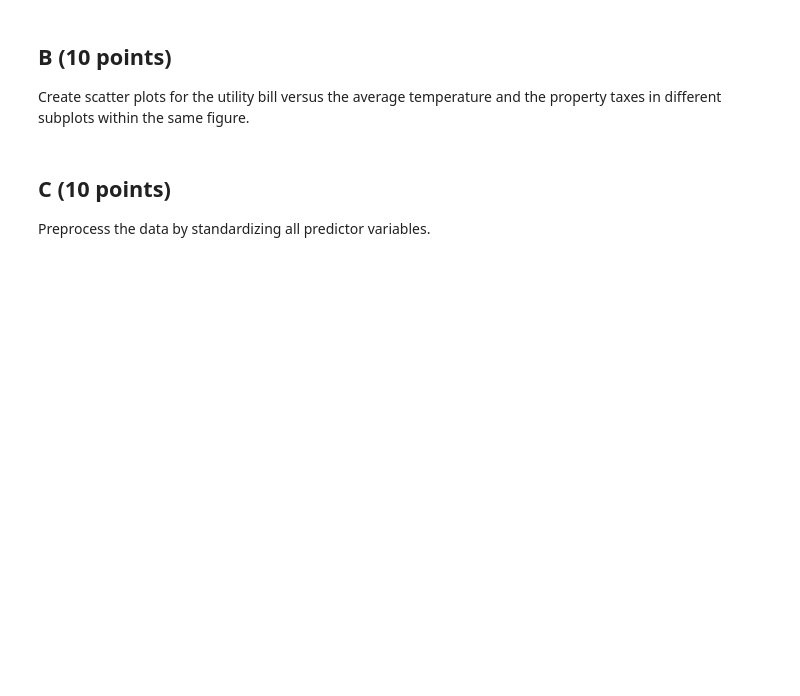
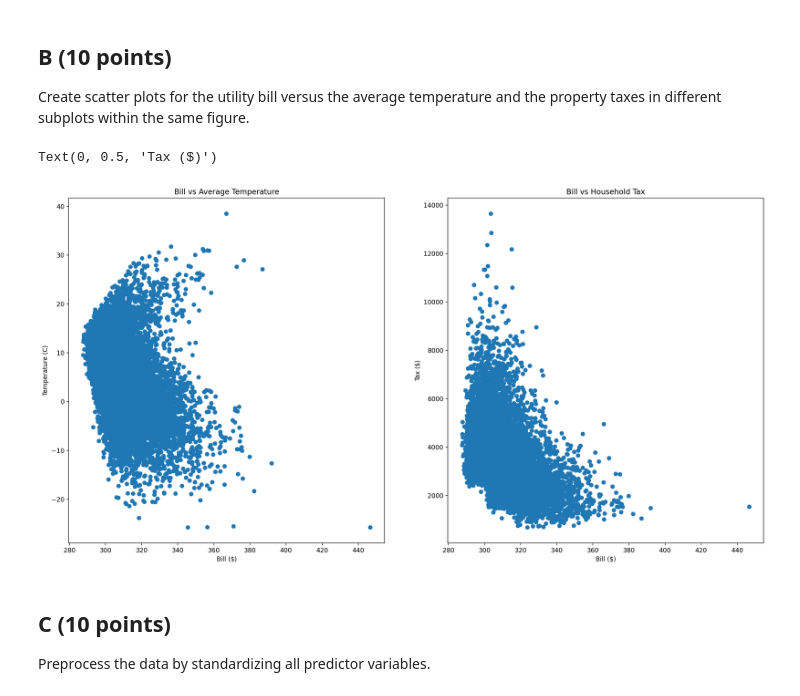
Before and after one commit to howardchen29/Math509, a Jupyter notebook: Midterm Exam.ipynb, the cells around one changed output. Cells and saved outputs as stored; diff of their text form; code cells hidden in the pictures; blank space fills up the shorter version.

```diff
--- a/Midterm Exam.ipynb
+++ b/Midterm Exam.ipynb
@@ -76,6 +92,21 @@ display(data.describe())
 ## B (10 points)
 
 Create scatter plots for the utility bill versus the average temperature and the property taxes in different subplots within the same figure.
+# %%
+plt.figure(figsize=(20, 10))
+plt.subplot(1,2,1)
+plt.plot(data['bill'], data['avg_temperature'], 'o')
+plt.title("Bill vs Average Temperature")
+plt.xlabel("Bill ($)")
+plt.ylabel("Temperature (C)")
+plt.subplot(1,2,2)
+plt.plot(data['bill'], data['house_taxes'], 'o')
+plt.title("Bill vs Household Tax")
+plt.xlabel("Bill ($)")
+plt.ylabel("Tax ($)")
+# %% [output]
+Text(0, 0.5, 'Tax ($)')
+[figure, added]
 # %% [markdown]
 ## C (10 points)
 
```
Also changed, not shown: parts of 3 cells of this notebook.
